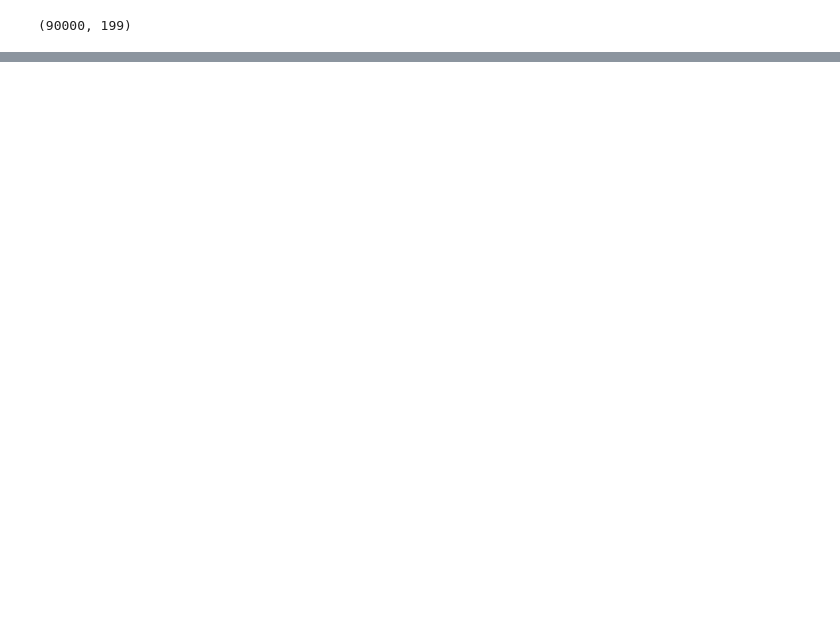
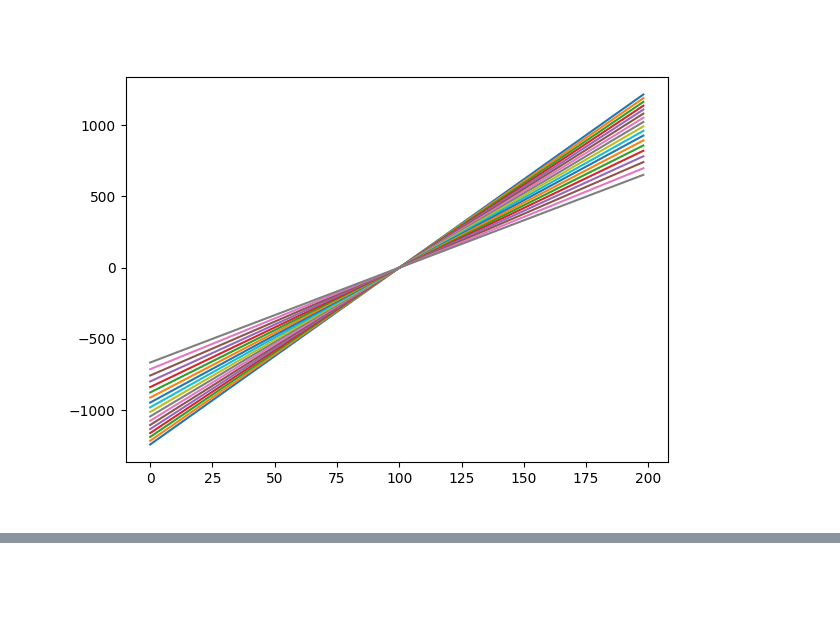
Before and after one commit to innosat-mats/MATS-analysis, a Jupyter notebook: Bjorn/retrieval/Abandabscorr_edit.ipynb, the cells around one changed output, grey strips where cells are left out. Saved outputs shown, nothing was run; the diff lists cells and outputs as text; code cells hidden in the pictures; blank space fills up the shorter version.

```diff
--- a/Bjorn/retrieval/Abandabscorr_edit.ipynb
+++ b/Bjorn/retrieval/Abandabscorr_edit.ipynb
@@ -245,26 +251,0 @@ filters=np.vstack([filter1,filter2])
-# %%
-deltaz = np.diff(z).mean()
-for i in range(emission.shape[0]):
-    emission[i, :] /= emission[i, :].sum()
-emissum = emission[-1, :].sum()
-print(emissum)
-no_steps = 100
-tanheights = np.arange(30, 120, 5)
-taus = np.zeros((sigma.shape[1], 2*no_steps-1, len(tanheights)))
-i = 0
-path_steps = []
-factor = []
-logo2=np.log(o2)
-for tanz in tanheights:
-    z_paths, path_step = path_z(z[-1], tanz, 90.0, no_steps)
-    path_steps.append(path_step)
-    z_paths.extend(z_paths[-2::-1])
-    zi = np.floor((np.array(z_paths)-z[0])/deltaz).astype(int)
-    emissum = filters @ emission[zi, :].T
-    tau = (sigma[zi, :].T*(np.exp(np.interp(z_paths, z, logo2)))
-           ).cumsum(axis=1)*path_step * 1e5
-    taus[:, :, i] = tau
-    emissions=np.array([emission[zi,:].T/emissum[0,:],emission[zi,:].T/emissum[1,:]])
-    #factor.append((filters@(np.exp(-taus[:, :, i])*emission[zi, :].T))/emissum)
-    factor.append((filters@(np.exp(-taus[:, :, i])*emissions)))
-    i += 1
@@ -273,5 +288,15 @@ for tanz in tanheights:
+# %%
+distances = np.array([np.arange(2*no_steps-1) *
+                      p for p in path_steps]).T
+distances -= distances[100, :]
+plt.figure()
+plt.plot(distances-distances[100, :])
+splinedcorr = []
+for i in range(len(tanheights)):
+    #splinedcorr.append(CubicSpline(distances[:, i], np.log(factors[i,1,0,:]))) # IR1
+    splinedcorr.append(CubicSpline(distances[:, i], np.log(factors[i,0,1,:]))) # IR2
+    #splinedcorr.append(CubicSpline(distances[:, i], np.log(factors[i,0,0,:]/factors[i,1,1,:]))) # fraction
+# %% [output]
+[figure, added]
 # %%
-
-emission[zi, :].T.shape
+factors.T.shape
-# %% [output]
-(90000, 199)
```
Also changed, not shown: parts of 54 cells of this notebook, 2 other files.
